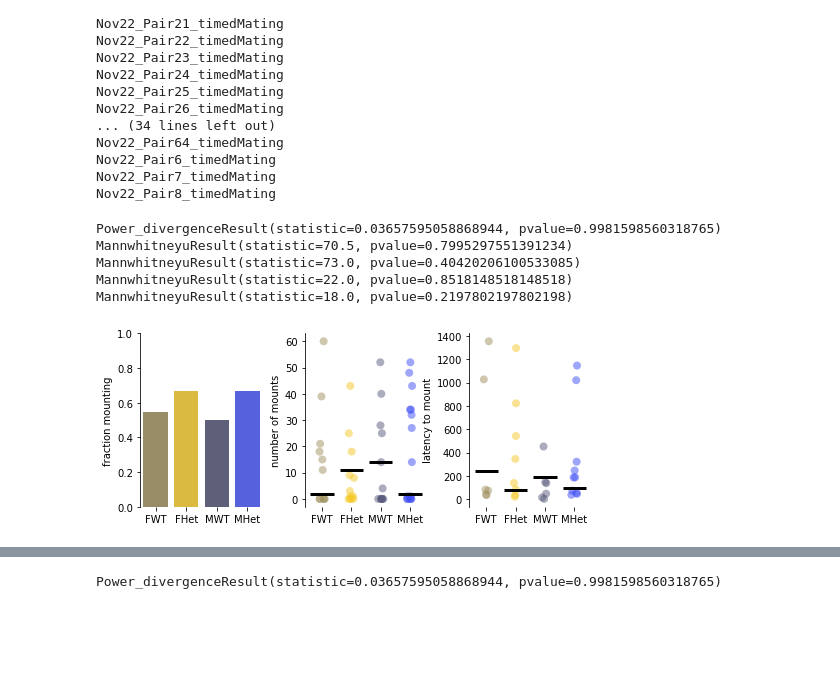
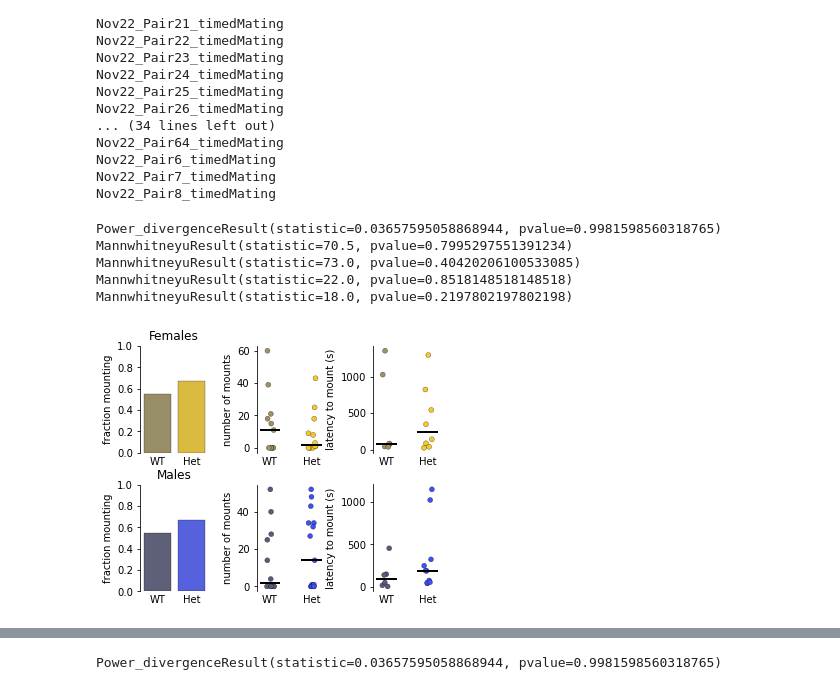
Before and after one commit to nhoglen/scn2a-paper-GWJSNH-code, a Jupyter notebook: proto_latency-plots.ipynb, the cells around one changed output, grey strips where cells are left out. Drawn from its saved outputs; the diff is of its cells as text; code cells hidden in the pictures; blank space fills up the shorter version.

Commit message:
NWB updates and plotting

```diff
--- a/proto_latency-plots.ipynb
+++ b/proto_latency-plots.ipynb
@@ -109,8 +111,12 @@ ld = {'genotype': allGT, 'sex': allSex, 'number':nroccurrences,'latencies': time
 ldf = pd.DataFrame(data=ld) # store in dataframe
 ldf["joint_category"] = ldf['sex'].add(ldf['genotype']) # add a column that maps the GT/sex 2x2 into 4 groups
 # %%
-# --- Make color palette ---
+# --- Make color palettes ---
 col1 = ldf.colors[np.logical_and(ldf.genotype=='WT',ldf.sex=='F')].reset_index(drop=True)[0]/255
 col2 = ldf.colors[np.logical_and(ldf.genotype=='Het',ldf.sex=='F')].reset_index(drop=True)[0]/255
 col3 = ldf.colors[np.logical_and(ldf.genotype=='WT',ldf.sex=='M')].reset_index(drop=True)[0]/255
 col4 = ldf.colors[np.logical_and(ldf.genotype=='Het',ldf.sex=='M')].reset_index(drop=True)[0]/255
+fcols = [col1,col2]
+mcols = [col3,col4] # match colors to groups
+fpal = sns.color_palette(fcols)
+mpal = sns.color_palette(mcols)
@@ -118,83 +147,90 @@ col4 = ldf.colors[np.logical_and(ldf.genotype=='Het',ldf.sex=='M')].reset_index(
 # --- All plots in subplots ---
 
 # set parameters
-sz=8 # dot size for strip plots
-alpha=0.5 # dot transparency for strip plots
-medianwidth=0.8 # width on x axis of median bands
+sz=5 # dot size for strip plots
+alpha=1 # dot transparency for strip plots
+medianwidth=0.5 # width on x axis of median bands
 mw = medianwidth/2 # convert to halfwidth for plotting
-lw = 3 # weight of median band lines
-hue_order = ['FWT','FHet','MWT','MHet'] # how groups should be arranged on x axis
-cols = [col1,col2,col3,col4] # match colors to groups
-sns.set_palette(sns.color_palette(cols)) # convert list of colors to a seaborn palette
+lw = 2 # weight of median band lines
+hue_order = ['WT','Het'] # how groups should be arranged on x axis
 figp=os.path.join('figures','2024June') # where to save figures
+csz = 0.25
+ptc='k'
+plw=0.25
+zorder=5
+nrows = 2
+ncols = 3
+
 saveplots = True # whether to write plot outputs to disk
 
+
 # make figure and subplots
-f, ax = plt.subplots(1,3,figsize=(7, 3))
+f, ax = plt.subplots(nrows,ncols,figsize=(5, 4))
 f.tight_layout()
 
 # FRACTION MOUNTING
+
+nrmountingF = ldf[ldf.sex=='F'].groupby('genotype', as_index=False).count()
+nrmountingF['fraction']=nrmounting.latencies/nrmounting.number
+nrmountingM = ldf[ldf.sex=='M'].groupby('genotype', as_index=False).count()
+nrmountingM['fraction']=nrmounting.latencies/nrmounting.number
 
 # stats
 chisq = st.chisquare(nrmounting.fraction)
 print(chisq)
 
 # plot
-sns.barplot(data=nrmounting,x='joint_category',y='fraction',hue_order=hue_order,order=hue_order,ax=ax[0])
-ax[0].set(xlabel="")
-ax[0].set(ylabel='fraction mounting')
-ax[0].set_ylim(top=1)
-sns.despine(fig=f, ax=ax[0], top=True, right=True, left=False, bottom=False, offset=None, trim=False)
+sns.barplot(data=nrmountingF,x='genotype',y='fraction',ax=ax[0][0],palette=fpal,
+            hue_order=hue_order,order=hue_order,edgecolor=ptc,linewidth=plw)
+ax[0][0].set(xlabel="")
+ax[0][0].set(ylabel='fraction mounting')
+ax[0][0].set_ylim(top=1)
+ax[0][0].set_title('Females')
+sns.despine(fig=f, ax=ax[0][0], top=True, right=True, left=False, bottom=False, offset=None, trim=False)
+ax[0][0].tick_params(axis='x',length=0)
+
+sns.barplot(data=nrmountingM,x='genotype',y='fraction',ax=ax[1][0],palette=mpal,
+            hue_order=hue_order,order=hue_order,edgecolor=ptc,linewidth=plw)
+ax[1][0].set(xlabel="")
+ax[1][0].set(ylabel='fraction mounting')
+ax[1][0].set_ylim(top=1)
+sns.despine(fig=f, ax=ax[1][0], top=True, right=True, left=False, bottom=False, offset=None, trim=False)
+ax[1][0].tick_params(axis='x',length=0)
+ax[1][0].set_title('Males')
+
 
 # NUMBER OF MOUNTS
 
 # stats
 nroccstats_F = st.mannwhitneyu(ldf.number[np.logical_and(ldf.sex=='F',ldf.genotype=='WT')],ldf.number[np.logical_and(ldf.sex=='F',ldf.genotype=='Het')])
 print(nroccstats_F)
 nroccstats_M = st.mannwhitneyu(ldf.number[np.logical_and(ldf.sex=='M',ldf.genotype=='WT')],ldf.number[np.logical_and(ldf.sex=='M',ldf.genotype=='Het')])
 print(nroccstats_M)
 
 # plot
-sns.stripplot(data=ldf, x="joint_category", y="number", hue="joint_category",hue_order=hue_order,order=hue_order,s=sz,
-              alpha=alpha,
-              legend=False,
-              ax=ax[1])
-# add median ticks
-ldf_median = ldf.groupby('joint_category', sort=False)['number'].median()
-_ = [ax[1].hlines(y, i-mw, i+mw, zorder=len(np.unique(ldf.joint_category))+1,colors=[0,0,0],linewidths=lw) for i, y in ldf_median.reset_index()['number'].items()]
+strip_plots_with_medians(ldf,'F','number','genotype',sz,alpha,ptc,plw,fpal,hue_order,mw,zorder,'number of mounts',ax[0][1],f)
+strip_plots_with_medians(ldf,'M','number','genotype',sz,alpha,ptc,plw,mpal,hue_order,mw,zorder,'number of mounts',ax[1][1],f)
 
-# make axes look nice
-ax[1].set(xlabel="")
-ax[1].set(ylabel='number of mounts')
-sns.despine(fig=f, ax=ax[1], top=True, right=True, left=False, bottom=True, offset=None, trim=False)
 
 # LATENCY TO MOUNT
 
 # stats
 latencystats_F = st.mannwhitneyu(ldf.latencies[np.logical_and(ldf.sex=='F',ldf.genotype=='WT')].dropna(),ldf.latencies[np.logical_and(ldf.sex=='F',ldf.genotype=='Het')].dropna())
 print(latencystats_F)
 latencystats_M = st.mannwhitneyu(ldf.latencies[np.logical_and(ldf.sex=='M',ldf.genotype=='WT')].dropna(),ldf.latencies[np.logical_and(ldf.sex=='M',ldf.genotype=='Het')].dropna())
 print(latencystats_M)
 
 # plot
-sns.stripplot(data=ldf, x="joint_category", y="latencies", hue="joint_category",s=sz, hue_order=hue_order,alpha=alpha,
-              order=hue_order,legend=False,ax=ax[2])
 
-# add median ticks
-ldf_median = ldf.groupby('joint_category', sort=False)['latencies'].median()
-_ = [ax[2].hlines(y, i-mw, i+mw, zorder=len(np.unique(ldf.joint_category))+1,colors=[0,0,0],linewidths=lw) for i, y in ldf_median.reset_index()['latencies'].items()]
-
-# make axes look nice
-ax[2].set(xlabel="")
-ax[2].set(ylabel='latency to mount')
-sns.despine(fig=f, ax=ax[2], top=True, right=True, left=False, bottom=True, offset=None, trim=False)
+strip_plots_with_medians(ldf,'F','latencies','genotype',sz,alpha,ptc,plw,fpal,hue_order,mw,zorder,'latency to mount (s)',ax[0][2],f)
+strip_plots_with_medians(ldf,'M','latencies','genotype',sz,alpha,ptc,plw,mpal,hue_order,mw,zorder,'latency to mount (s)',ax[1][2],f)
 
 if saveplots:
-    plt.savefig(os.path.join(figp,'timedMating_latency-to-mount_all-data.pdf'))
+    plt.savefig(os.path.join(figp,'timedMating_latency-to-mount_all-data_v2.pdf'))
 # %% [output]
 Power_divergenceResult(statistic=0.03657595058868944, pvalue=0.9981598560318765)
 MannwhitneyuResult(statistic=70.5, pvalue=0.7995297551391234)
 MannwhitneyuResult(statistic=73.0, pvalue=0.40420206100533085)
 MannwhitneyuResult(statistic=22.0, pvalue=0.8518148518148518)
 MannwhitneyuResult(statistic=18.0, pvalue=0.2197802197802198)
-[figure, old version]
+[figure, new version]
```
Also changed, not shown: parts of 3 cells of this notebook, 3 other files.
